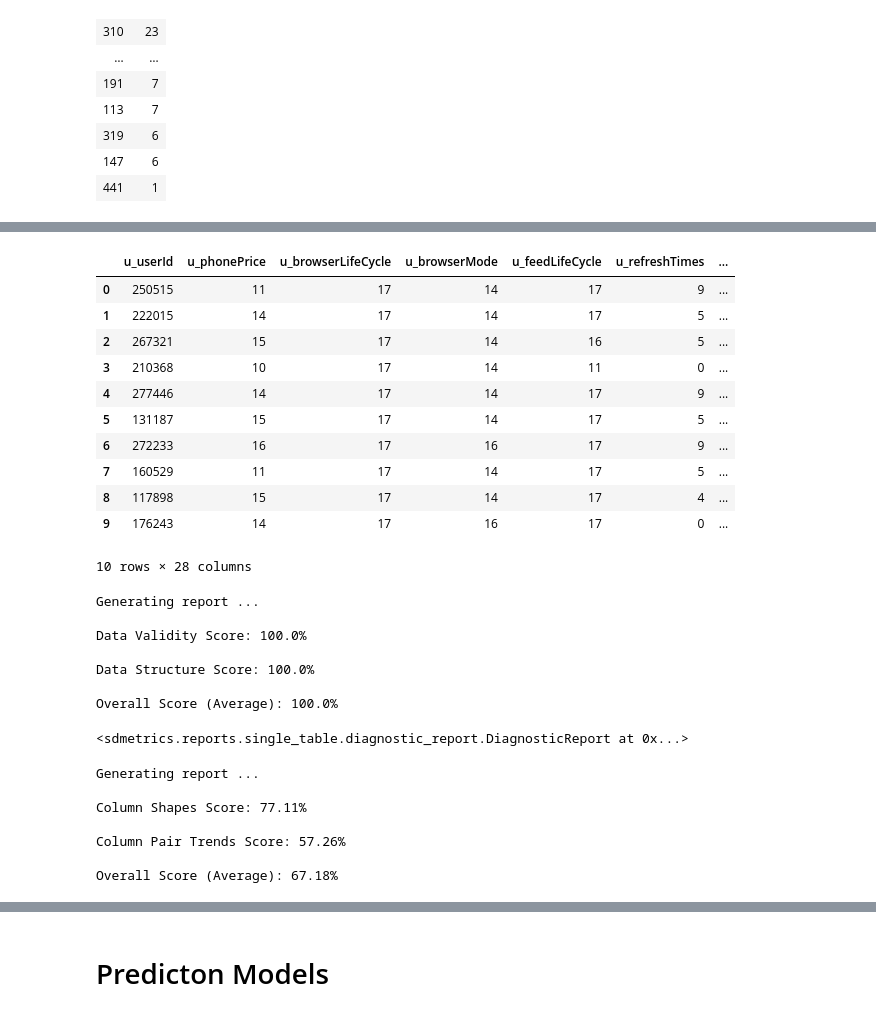
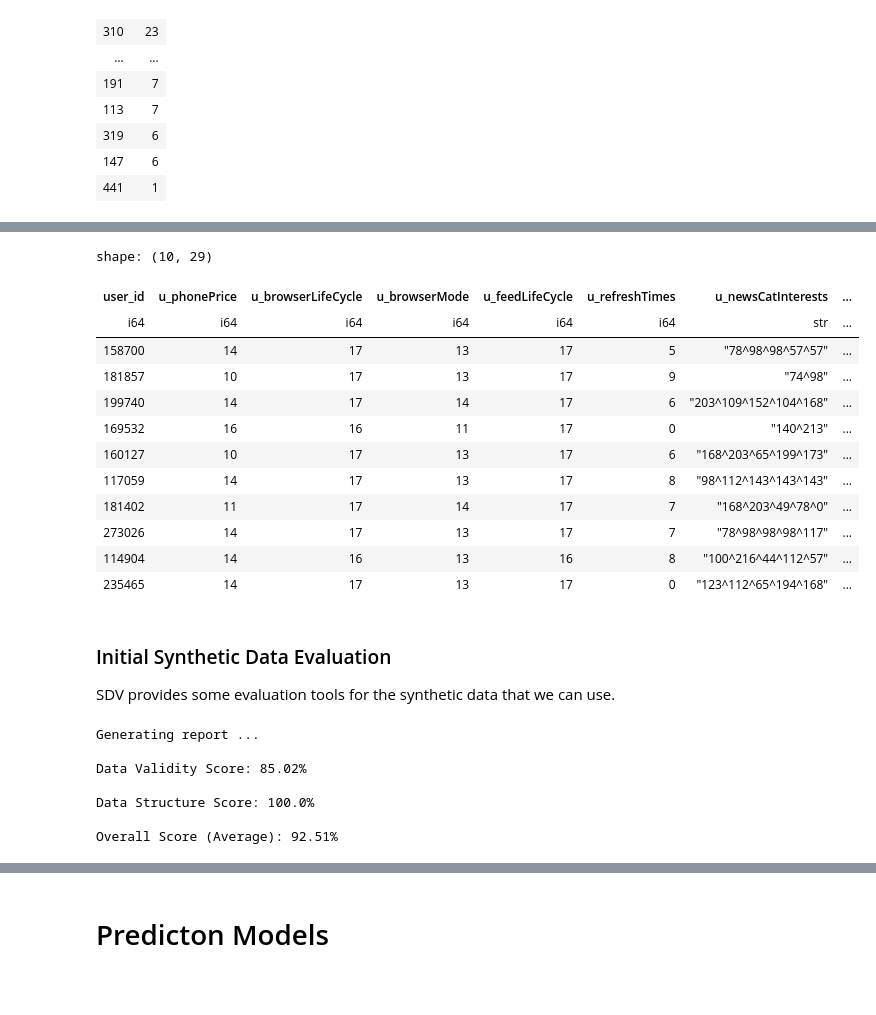
Before and after one commit to Amazing-Team-Name/data-modeling, a Jupyter notebook: main.ipynb, the cells around one changed output, grey strips where cells are left out. Cells and saved outputs as stored; diff of their text form; code cells hidden in the pictures; blank space fills up the shorter version.

Commit message:
Update notebook, try to generate better data

```diff
--- a/main.ipynb
+++ b/main.ipynb
@@ -21,5 +33,4 @@ feed_data_orig = pl.scan_csv("data/train_data_feeds.csv", infer_schema_length =
 # %%
-# Convert `pt_d` to a datetime
 ad_data = ad_data_orig.with_columns(
     pl.col("ad_click_list_v001").str.split("^").list.eval(pl.element().cast(pl.Int64)),
     pl.col("ad_click_list_v002").str.split("^").list.eval(pl.element().cast(pl.Int64)),
@@ -27,6 +38,7 @@ ad_data = ad_data_orig.with_columns(
     pl.col("u_newsCatInterestsST").str.split("^").list.eval(pl.element().cast(pl.Int64)),
     pl.col("pt_d").cast(pl.String).str.to_datetime("%Y%m%d%H%M"),
 )
+ad_user_ids = ad_data.select(pl.col("user_id")).unique()
 # %%
 feed_data = feed_data_orig.with_columns(
     pl.col("u_newsCatInterests").str.split("^").list.eval(pl.element().cast(pl.Int64)),
@@ -126,2 +152,13 @@ feed_data.select(pl.col("e_et").dt.hour()).collect().plot.hist(bins = 24)
+# %%
+# SDV uses Pandas, which does not support list elements, so we create separat
+ad_pd_compat = ad_data_orig.with_columns([
+    pl.col("pt_d").cast(pl.String).str.to_datetime("%Y%m%d%H%M"),
+])
+feed_pd_compat = feed_data_orig.rename({
+    "u_userId": "user_id"
+}).with_columns(
+    pl.col("e_et").cast(pl.String).str.to_datetime("%Y%m%d%H%M"),
+    pl.col("user_id").is_in(ad_user_ids.collect()).alias("in_ads"),
+)
 # %%
 feed_meta = SingleTableMetadata()
@@ -129,2 +190,7 @@ feed_meta.detect_from_csv(filepath = "data/train_data_feeds.csv")
+# %%
+feed_meta.update_column(
+    column_name = "u_click_ca2_news",
+    sdtype = "categorical",
+)
 # %%
 feed_synth = GaussianCopulaSynthesizer(feed_meta)
@@ -131,47 +199,36 @@ feed_synth = GaussianCopulaSynthesizer(feed_meta)
 # %%
-feed_synth.fit(feed_data_orig.head(10000).collect().to_pandas())
+feed_synth.fit(feed_pd_compat.collect().sample(10000).to_pandas())
 # %%
-feed_sample_data = feed_synth.sample(num_rows = 500)
-feed_sample_data.head(10)
+feed_synth_df = pl.from_pandas(feed_synth.sample(num_rows = 10000))
+feed_synth_df.head(10)
 # %% [output]
+shape: (10, 29)
-|  | u_userId | u_phonePrice | u_browserLifeCycle | u_browserMode | u_feedLifeCycle | u_refreshTimes | ... |
-| 0 | 250515 | 11 | 17 | 14 | 17 | 9 | ... |
-| 1 | 222015 | 14 | 17 | 14 | 17 | 5 | ... |
-| 2 | 267321 | 15 | 17 | 14 | 16 | 5 | ... |
-| 3 | 210368 | 10 | 17 | 14 | 11 | 0 | ... |
-| 4 | 277446 | 14 | 17 | 14 | 17 | 9 | ... |
-| 5 | 131187 | 15 | 17 | 14 | 17 | 5 | ... |
-| 6 | 272233 | 16 | 17 | 16 | 17 | 9 | ... |
-| 7 | 160529 | 11 | 17 | 14 | 17 | 5 | ... |
-| 8 | 117898 | 15 | 17 | 14 | 17 | 4 | ... |
-| 9 | 176243 | 14 | 17 | 16 | 17 | 0 | ... |
+| user_id | u_phonePrice | u_browserLifeCycle | u_browserMode | u_feedLifeCycle | u_refreshTimes | u_newsCatInterests | ... |
+| i64 | i64 | i64 | i64 | i64 | i64 | str | ... |
+| 158700 | 14 | 17 | 13 | 17 | 5 | "78^98^98^57^57" | ... |
+| 181857 | 10 | 17 | 13 | 17 | 9 | "74^98" | ... |
+| 199740 | 14 | 17 | 14 | 17 | 6 | "203^109^152^104^168" | ... |
+| 169532 | 16 | 16 | 11 | 17 | 0 | "140^213" | ... |
+| 160127 | 10 | 17 | 13 | 17 | 6 | "168^203^65^199^173" | ... |
+| 117059 | 14 | 17 | 13 | 17 | 8 | "98^112^143^143^143" | ... |
+| 181402 | 11 | 17 | 14 | 17 | 7 | "168^203^49^78^0" | ... |
+| 273026 | 14 | 17 | 13 | 17 | 7 | "78^98^98^98^117" | ... |
+| 114904 | 14 | 16 | 13 | 16 | 8 | "100^216^44^112^57" | ... |
+| 235465 | 14 | 17 | 13 | 17 | 0 | "123^112^65^194^168" | ... |
-10 rows × 28 columns
+# %% [markdown]
+### Initial Synthetic Data Evaluation
+SDV provides some evaluation tools for the synthetic data that we can use.
 # %%
-single_table.run_diagnostic(
-    real_data = feed_data_orig.head(10000).collect().to_pandas(),
-    synthetic_data = feed_sample_data,
+_ = single_table.run_diagnostic(
+    real_data = feed_pd_compat.collect().sample(10000).to_pandas(),
+    synthetic_data = feed_synth_df.to_pandas(),
     metadata = feed_meta
 )
 # %% [output]
 Generating report ...
 
-Data Validity Score: 100.0%
+Data Validity Score: 85.02%
 
 Data Structure Score: 100.0%
 
-Overall Score (Average): 100.0%
+Overall Score (Average): 92.51%
-<sdmetrics.reports.single_table.diagnostic_report.DiagnosticReport at 0x...>
-# %%
-feed_qual_report = single_table.evaluate_quality(
-    feed_data_orig.head(10000).collect().to_pandas(),
-    feed_sample_data,
-    feed_meta,
-)
-# %% [output]
-Generating report ...
-
-Column Shapes Score: 77.11%
-
-Column Pair Trends Score: 57.26%
-
-Overall Score (Average): 67.18%
```
Also changed, not shown: parts of 76 cells of this notebook.
